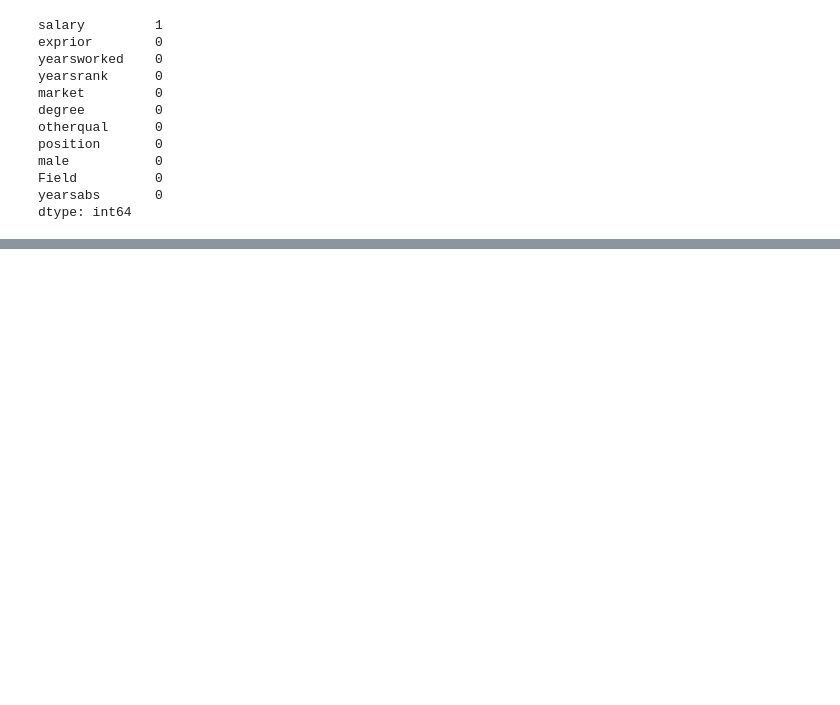
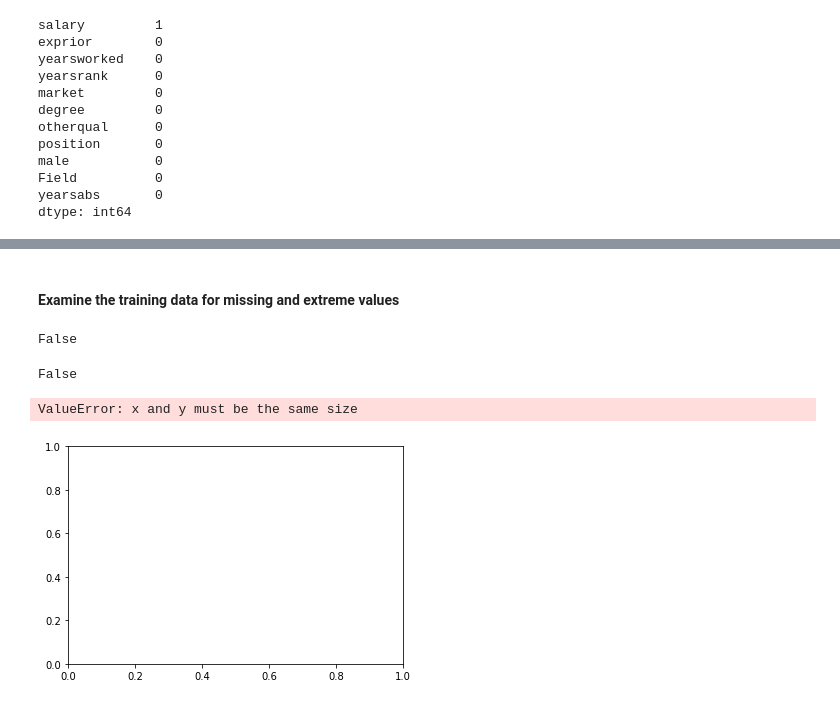
Before and after one commit to codeART96/CROSS-VALIDATION-and-SIMPLE-LINEAR-REGRESSION, a Jupyter notebook: Untitled.ipynb, the cells around one changed output, grey strips where cells are left out. Saved outputs shown, nothing was run; the diff lists cells and outputs as text; code cells hidden in the pictures; blank space fills up the shorter version.

```diff
--- a/Untitled.ipynb
+++ b/Untitled.ipynb
@@ -92,0 +109,2 @@ salary_df
+# %% [markdown]
+#### Examine the training data for missing and extreme values
@@ -92,0 +115,5 @@ salary_df
+# %%
+X = salary_df["yearsworked"]
+y = salary_df["salary"]
+# %%
+X_train, X_test, y_train, y_test = train_test_split(X, y, test_size=0.20, random_state=0)
@@ -92,0 +125,14 @@ salary_df
+# %%
+X_train.isnull().values.any()
+# %% [output]
+False
+# %%
+y_train.isnull().values.any()
+# %% [output]
+False
+# %%
+plt.scatter(X_train, y_train)
+plt.title('Examine the training data for extreme values',fontsize=10)
+# %% [output]
+ValueError: x and y must be the same size
+[figure, added]
```
Also changed, not shown: parts of 32 cells of this notebook, 1 other file.
